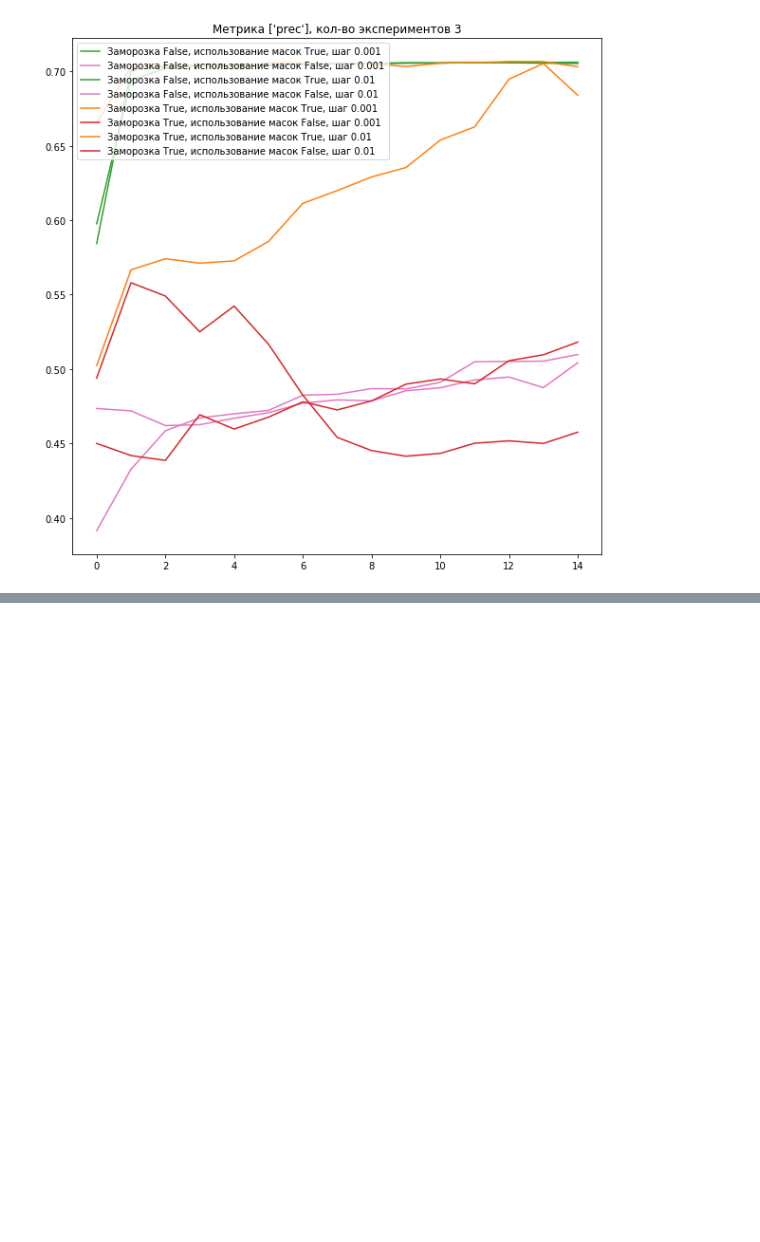
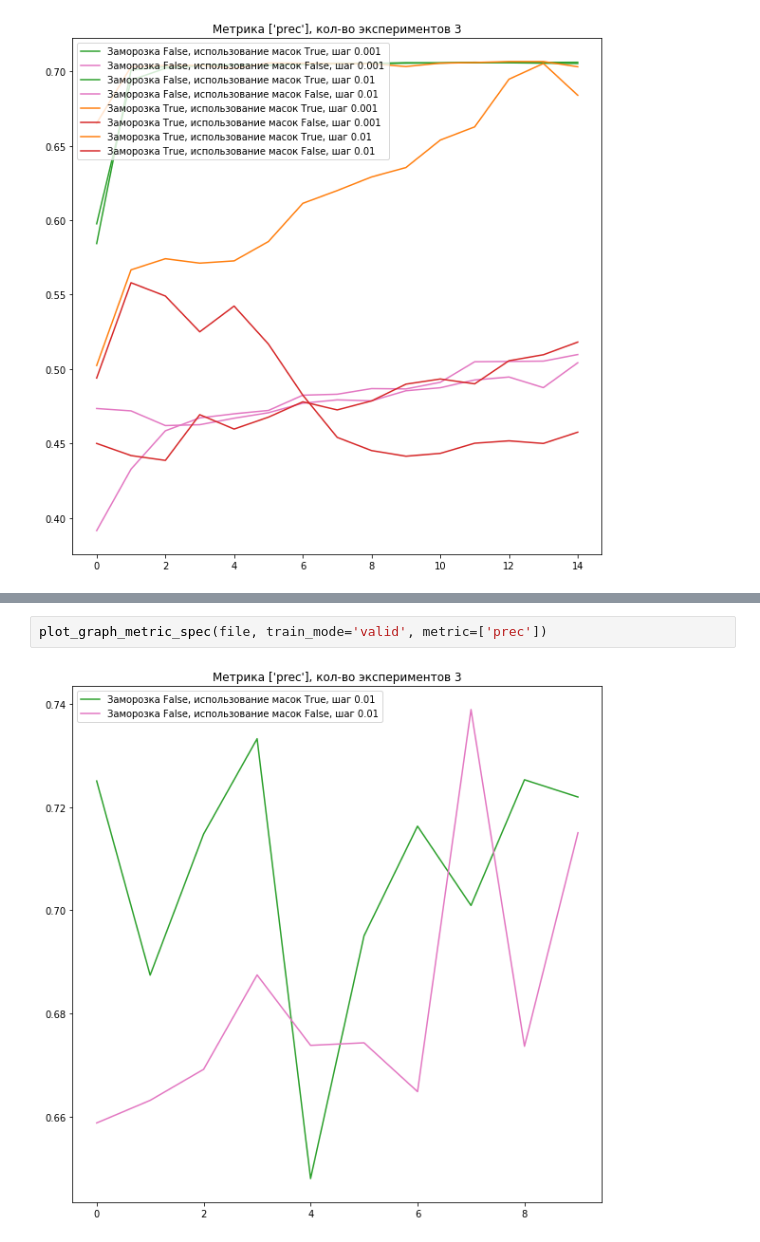
Before and after one commit to tanyapole/segmentation-as-additional-channels, a Jupyter notebook: Notebooks/Results.ipynb, the cells around one changed output, grey strips where cells are left out. Cells and saved outputs as stored; diff of their text form; blank space fills up the shorter version.

```diff
--- a/Notebooks/Results.ipynb
+++ b/Notebooks/Results.ipynb
@@ -156,0 +157,4 @@ file.head()
+# %%
+plot_graph_metric_spec(file, train_mode='valid', metric=['prec'])
+# %% [output]
+[figure, added]
```
Also changed, not shown: parts of 7 cells of this notebook, 3 other files.
